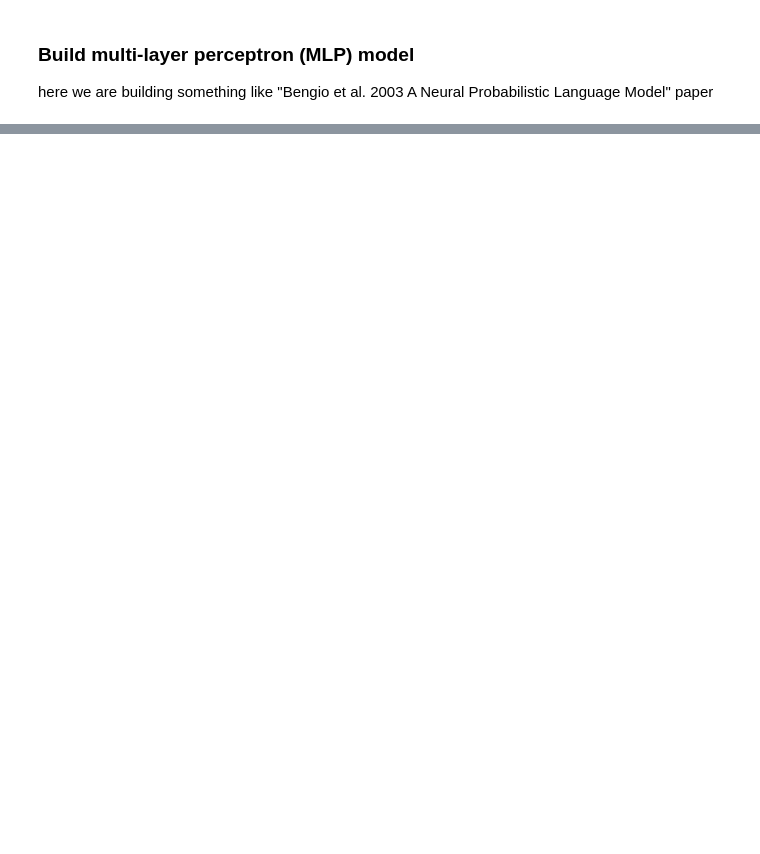
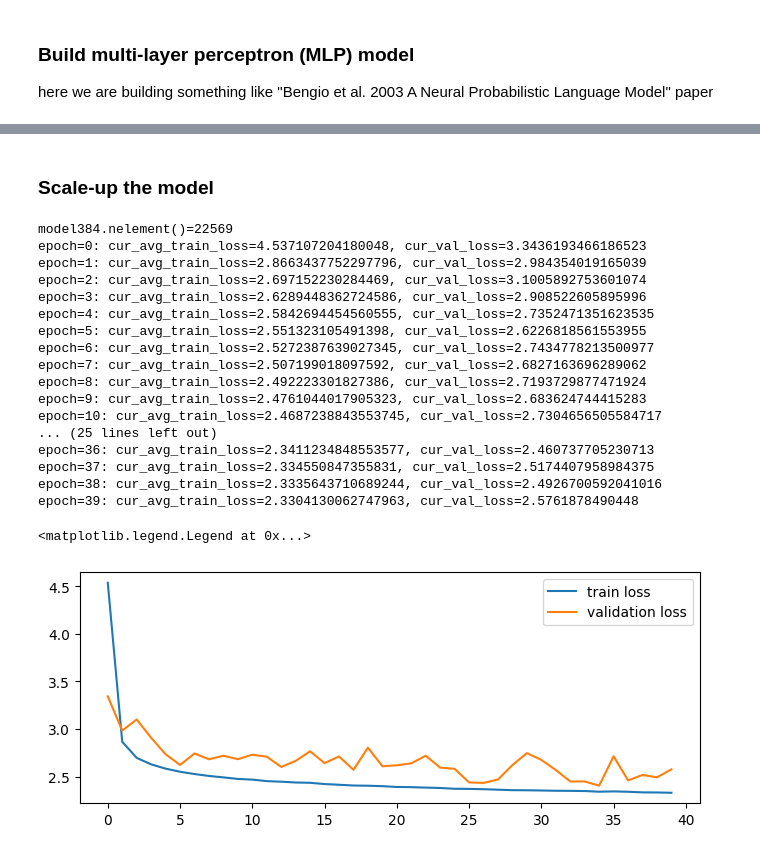
Before and after one commit to ReemBer/makemore-tutorial, a Jupyter notebook: MLP.ipynb, the cells around one changed output, grey strips where cells are left out. Saved outputs shown, nothing was run; the diff lists cells and outputs as text; code cells hidden in the pictures; blank space fills up the shorter version.

```diff
--- a/MLP.ipynb
+++ b/MLP.ipynb
@@ -228,0 +222,31 @@ epoch=39: cur_avg_train_loss=2.279186272604435, cur_val_loss=2.8562514781951904
+# %% [markdown]
+### Scale-up the model
+# %%
+model384 = MLP(vocab_size, block_size, emb_size=10, hidden_size=384, device=device)
+print(f'{model384.nelement()=}')
+train_loss, val_loss = train(model384, train_X, train_y, val_X.to(device), val_y.to(device), epoches=40, batch_size=64, lr=0.1)
+
+plt.figure(figsize=(8,3))
+plt.plot(np.array(train_loss), label = 'train loss')
+plt.plot(np.array(val_loss), label = 'validation loss')
+plt.legend()
+# %% [output]
+model384.nelement()=22569
+epoch=0: cur_avg_train_loss=4.537107204180048, cur_val_loss=3.3436193466186523
+epoch=1: cur_avg_train_loss=2.8663437752297796, cur_val_loss=2.984354019165039
+epoch=2: cur_avg_train_loss=2.697152230284469, cur_val_loss=3.1005892753601074
+epoch=3: cur_avg_train_loss=2.6289448362724586, cur_val_loss=2.908522605895996
+epoch=4: cur_avg_train_loss=2.5842694454560555, cur_val_loss=2.7352471351623535
+epoch=5: cur_avg_train_loss=2.551323105491398, cur_val_loss=2.6226818561553955
+epoch=6: cur_avg_train_loss=2.5272387639027345, cur_val_loss=2.7434778213500977
+epoch=7: cur_avg_train_loss=2.507199018097592, cur_val_loss=2.6827163696289062
+epoch=8: cur_avg_train_loss=2.492223301827386, cur_val_loss=2.7193729877471924
+epoch=9: cur_avg_train_loss=2.4761044017905323, cur_val_loss=2.683624744415283
+epoch=10: cur_avg_train_loss=2.4687238843553745, cur_val_loss=2.7304656505584717
+... (25 lines left out)
+epoch=36: cur_avg_train_loss=2.3411234848553577, cur_val_loss=2.460737705230713
+epoch=37: cur_avg_train_loss=2.334550847355831, cur_val_loss=2.5174407958984375
+epoch=38: cur_avg_train_loss=2.3335643710689244, cur_val_loss=2.4926700592041016
+epoch=39: cur_avg_train_loss=2.3304130062747963, cur_val_loss=2.5761878490448
+<matplotlib.legend.Legend at 0x...>
+[figure, added]
```
Also changed, not shown: parts of 19 cells of this notebook.
